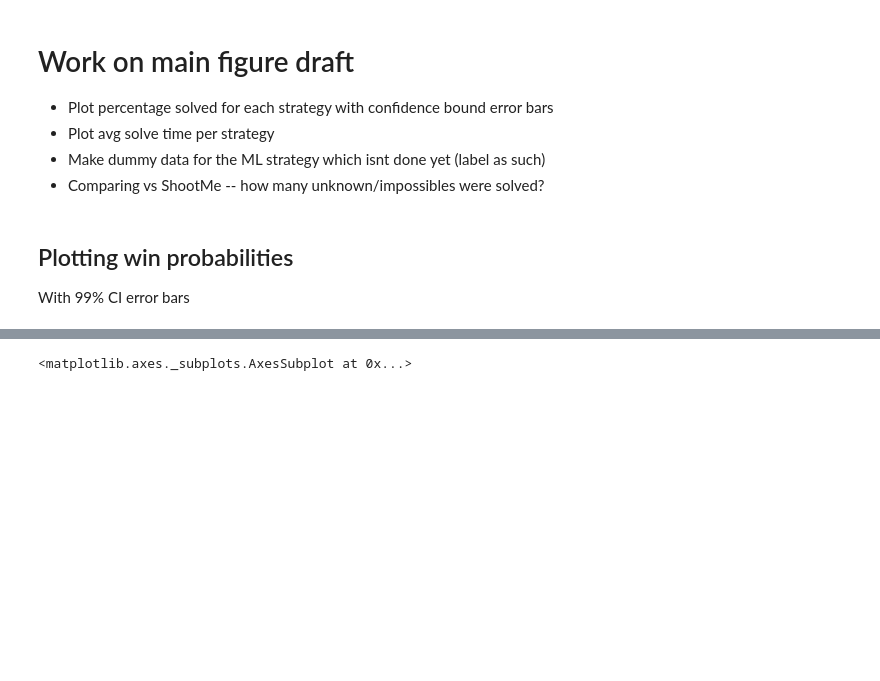
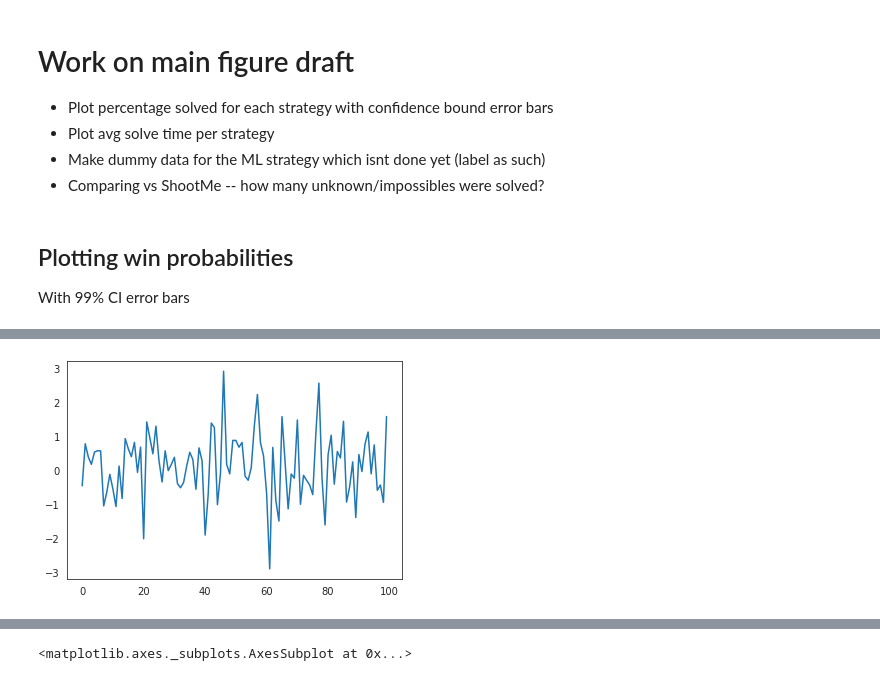
Before and after one commit to glifchits/KlonSolve, a Jupyter notebook: AssembleBenchResults.ipynb, the cells around one changed output, grey strips where cells are left out. Cells and saved outputs as stored; diff of their text form; code cells hidden in the pictures; blank space fills up the shorter version.

```diff
--- a/AssembleBenchResults.ipynb
+++ b/AssembleBenchResults.ipynb
@@ -182,0 +184,5 @@ ax.set_title("Time taken for solved/unsolved puzzles");
+# %%
+plt.plot(np.random.normal(size=(100)))
+plt.savefig('./rand.svg')
+# %% [output]
+[figure, added]
```
Also changed, not shown: parts of 8 cells of this notebook, 10 other files.
